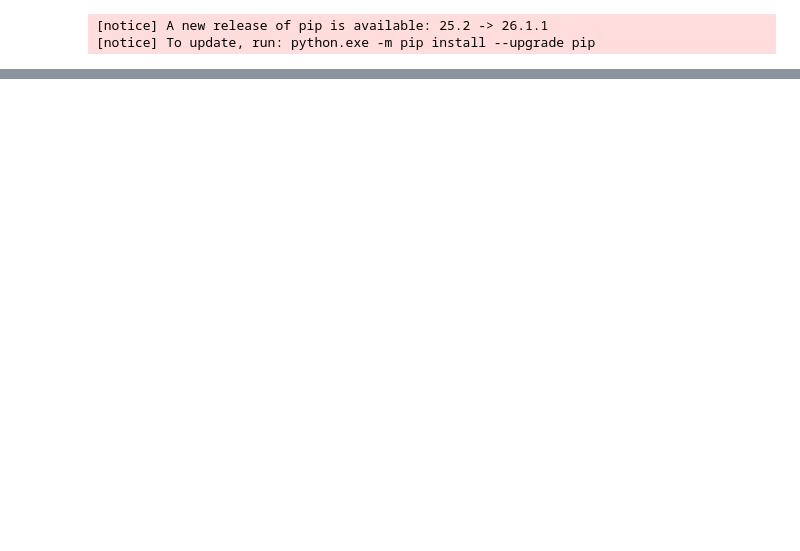
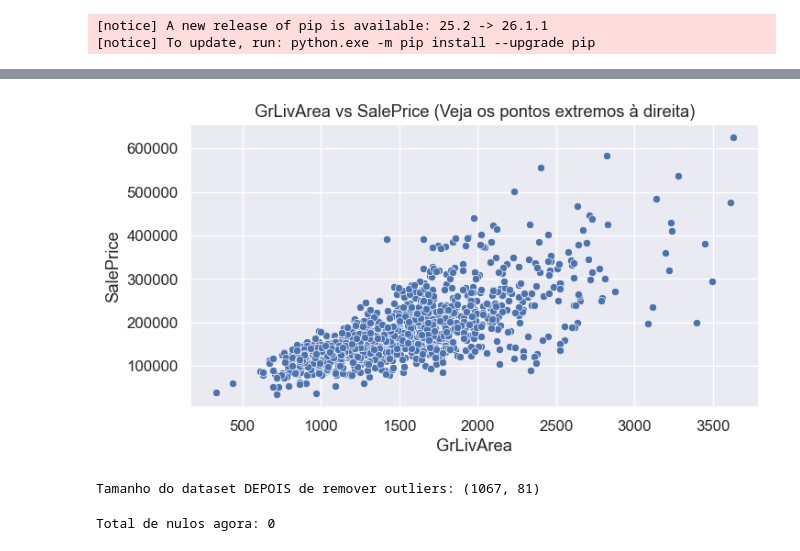
Before and after one commit to loreslei/Data_Science_Optimization, a Jupyter notebook: T2.ipynb, the cells around one changed output, grey strips where cells are left out. Drawn from its saved outputs; the diff is of its cells as text; code cells hidden in the pictures; blank space fills up the shorter version.

```diff
--- a/T2.ipynb
+++ b/T2.ipynb
@@ -342,0 +183,65 @@ Notes:
+# %%
+condicao_outlier_area = df_limpo['GrLivArea'] > 4000
+df_limpo = df_limpo.drop(df_limpo[condicao_outlier_area].index)
+plt.figure(figsize=(8, 4))
+sns.scatterplot(x=df_limpo['GrLivArea'], y=df_limpo['SalePrice'])
+plt.title("GrLivArea vs SalePrice (Veja os pontos extremos à direita)")
+plt.show()
+# %% [output]
+[figure, added]
+# %%
+COLUNAS_PARA_APLICAR_IQR = ['LotArea', 'TotalBsmtSF']
+
+for col in COLUNAS_PARA_APLICAR_IQR:
+    Q1 = df_limpo[col].quantile(0.25)
+    Q3 = df_limpo[col].quantile(0.75)
+    IQR = Q3 - Q1
+
+    limite_inferior = Q1 - 1.5 * IQR
+    limite_superior = Q3 + 1.5 * IQR
+
+    df_limpo = df_limpo[
+        (df_limpo[col] >= limite_inferior) & (df_limpo[col] <= limite_superior) |
+        df_limpo[col].isnull()
+    ]
+
+print(f"Tamanho do dataset DEPOIS de remover outliers: {df_limpo.shape}")
+# %% [output]
+Tamanho do dataset DEPOIS de remover outliers: (1067, 81)
+# %%
+
+# Separar numéricas e categóricas
+colunas_numericas = df_limpo.select_dtypes(include=[np.number]).columns
+colunas_categoricas = df_limpo.select_dtypes(exclude=[np.number]).columns
+
+# Aplicar nas colunas NUMÉRICAS
+for col in colunas_numericas:
+    if df_limpo[col].isnull().sum() > 0:
+        # Busca a estratégia no dicionário, se não achar usa a ESTRATEGIA_NUMERICA_PADRAO
+        estr = ESTRATEGIAS_NUMERICAS_POR_COLUNA.get(col, ESTRATEGIA_NUMERICA_PADRAO)
+
+        if estr == 'zero':
+            df_limpo[col] = df_limpo[col].fillna(0)
+        elif estr == 'media':
+            df_limpo[col] = df_limpo[col].fillna(df_limpo[col].mean())
+        elif estr == 'mediana':
+            df_limpo[col] = df_limpo[col].fillna(df_limpo[col].median())
+
+# Aplicar nas colunas CATEGÓRICAS restantes
+for col in colunas_categoricas:
+    if df_limpo[col].isnull().sum() > 0:
+        if ESTRATEGIA_CATEGORICA_PADRAO == 'moda':
+            # Pega o valor mais frequente (moda) e preenche
+            df_limpo[col] = df_limpo[col].fillna(df_limpo[col].mode()[0])
+        elif ESTRATEGIA_CATEGORICA_PADRAO == 'ausente':
+            df_limpo[col] = df_limpo[col].fillna('Ausente')
+
+nulos_finais = df_limpo.isnull().sum().sum()
+
+print(f"Total de nulos agora: {nulos_finais}")
+
+if nulos_finais != 0:
+    print("Atenção: Ainda restaram alguns valores nulos. Verifique:")
+    print(df_limpo.isnull().sum()[df_limpo.isnull().sum() > 0])
+# %% [output]
+Total de nulos agora: 0
```
Also changed, not shown: parts of 33 cells of this notebook, 1 other file.
